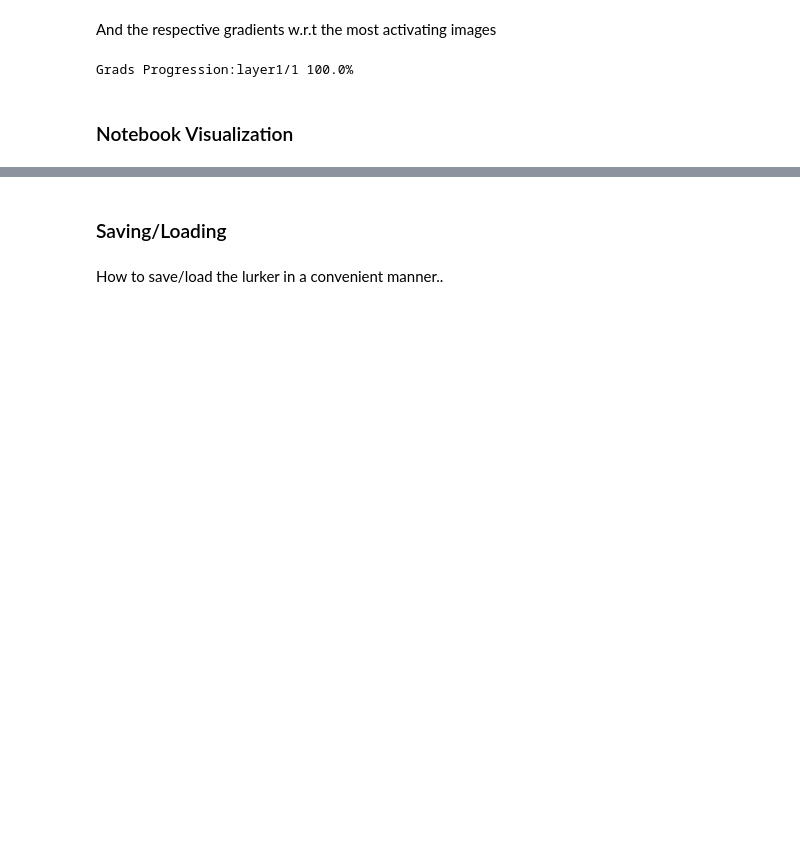
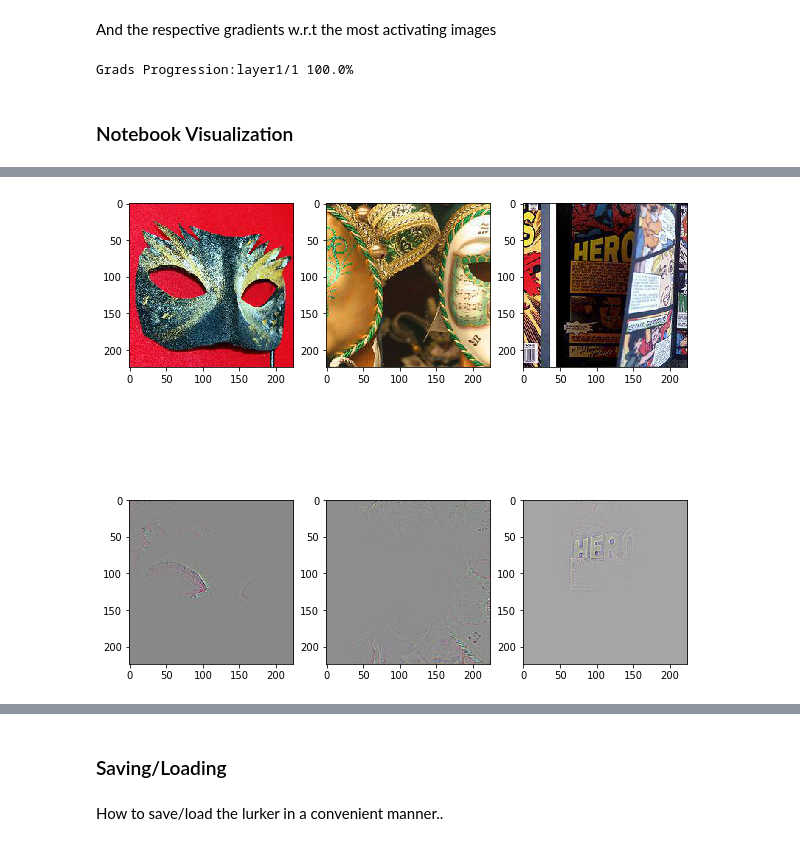
Before and after one commit to torchlurk/torchlurk, a Jupyter notebook: run.ipynb, the cells around one changed output, grey strips where cells are left out. Drawn from its saved outputs; the diff is of its cells as text; code cells hidden in the pictures; blank space fills up the shorter version.

```diff
--- a/run.ipynb
+++ b/run.ipynb
@@ -212,0 +247,4 @@ Grads Progression:layer1/1 100.0%
+# %%
+lurker.plot_top("max",0,0,add_grad=True)
+# %% [output]
+[figure, added]
```
Also changed, not shown: parts of 18 cells of this notebook, 4 other files.
